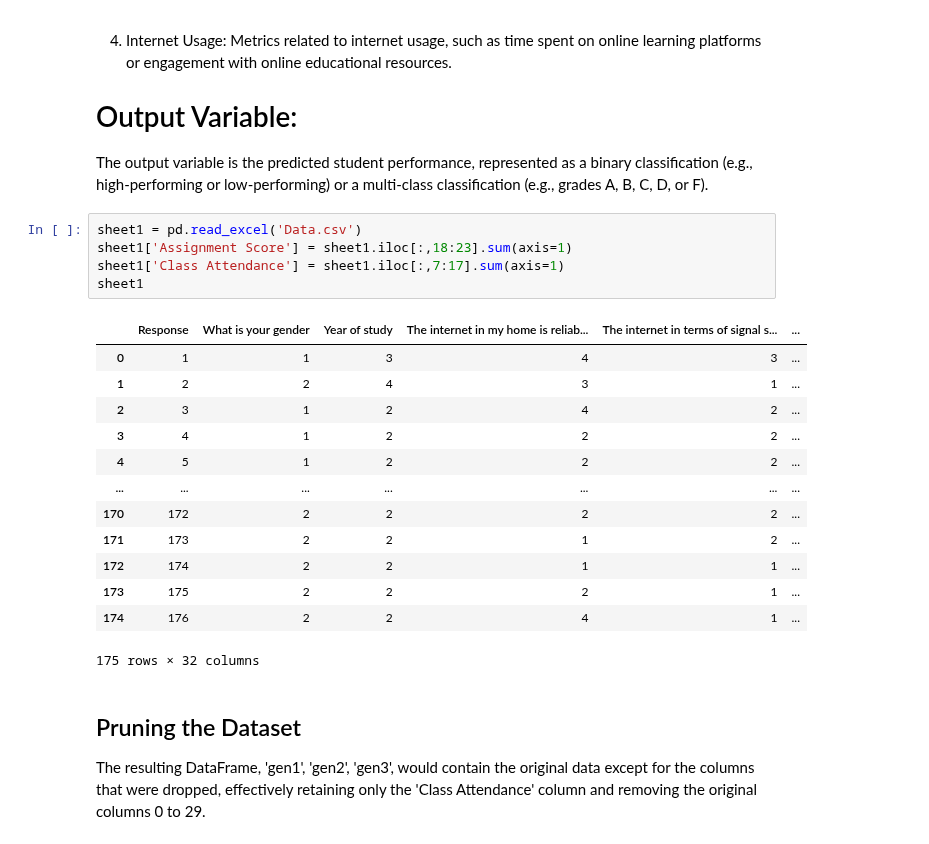
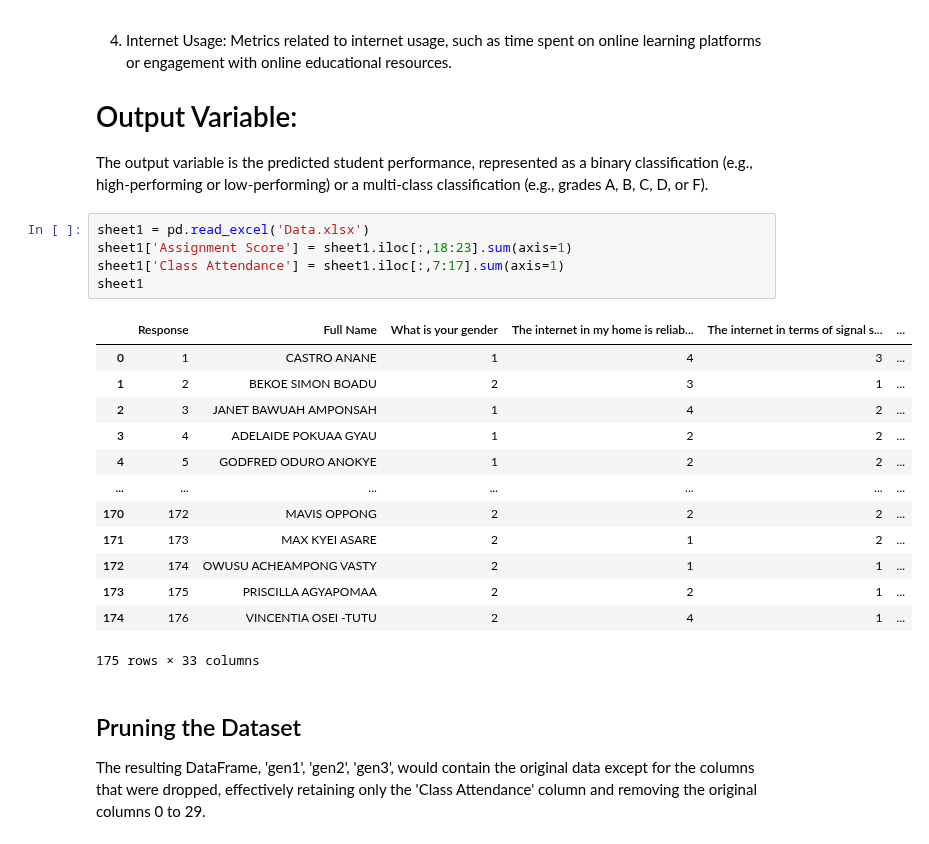
Before and after one commit to Ofori416/Student.PredictionModel, a Jupyter notebook: Student_Prediction.ipynb, the cells around one changed output. Drawn from its saved outputs; the diff is of its cells as text.

```diff
--- a/Student_Prediction.ipynb
+++ b/Student_Prediction.ipynb
@@ -36,24 +26,24 @@ Selected the following input variables for my hybrid model:
 # Output Variable:
 The output variable is the predicted student performance, represented as a binary classification (e.g., high-performing or low-performing) or a multi-class classification (e.g., grades A, B, C, D, or F).
 # %%
-sheet1 = pd.read_excel('Data.csv')
+sheet1 = pd.read_excel('Data.xlsx')
 sheet1['Assignment Score'] = sheet1.iloc[:,18:23].sum(axis=1)
 sheet1['Class Attendance'] = sheet1.iloc[:,7:17].sum(axis=1)
 sheet1
 # %% [output]
-|  | Response | What is your gender | Year of study | The internet in my home is reliab... | The internet in terms of signal s... | ... |
-| 0 | 1 | 1 | 3 | 4 | 3 | ... |
-| 1 | 2 | 2 | 4 | 3 | 1 | ... |
-| 2 | 3 | 1 | 2 | 4 | 2 | ... |
-| 3 | 4 | 1 | 2 | 2 | 2 | ... |
-| 4 | 5 | 1 | 2 | 2 | 2 | ... |
+|  | Response | Full Name | What is your gender | The internet in my home is reliab... | The internet in terms of signal s... | ... |
+| 0 | 1 | CASTRO ANANE | 1 | 4 | 3 | ... |
+| 1 | 2 | BEKOE SIMON BOADU | 2 | 3 | 1 | ... |
+| 2 | 3 | JANET BAWUAH AMPONSAH | 1 | 4 | 2 | ... |
+| 3 | 4 | ADELAIDE POKUAA GYAU | 1 | 2 | 2 | ... |
+| 4 | 5 | GODFRED ODURO ANOKYE | 1 | 2 | 2 | ... |
 | ... | ... | ... | ... | ... | ... | ... |
-| 170 | 172 | 2 | 2 | 2 | 2 | ... |
-| 171 | 173 | 2 | 2 | 1 | 2 | ... |
-| 172 | 174 | 2 | 2 | 1 | 1 | ... |
-| 173 | 175 | 2 | 2 | 2 | 1 | ... |
-| 174 | 176 | 2 | 2 | 4 | 1 | ... |
+| 170 | 172 | MAVIS OPPONG | 2 | 2 | 2 | ... |
+| 171 | 173 | MAX KYEI ASARE | 2 | 1 | 2 | ... |
+| 172 | 174 | OWUSU ACHEAMPONG VASTY | 2 | 1 | 1 | ... |
+| 173 | 175 | PRISCILLA AGYAPOMAA | 2 | 2 | 1 | ... |
+| 174 | 176 | VINCENTIA OSEI -TUTU | 2 | 4 | 1 | ... |
-175 rows × 32 columns
+175 rows × 33 columns
 # %% [markdown]
 ## Pruning the Dataset
 The resulting DataFrame, 'gen1', 'gen2', 'gen3', would contain the original data except for the columns that were dropped, effectively retaining only the 'Class Attendance' column and removing the original columns 0 to 29.
```
Also changed, not shown: parts of 123 cells of this notebook.
